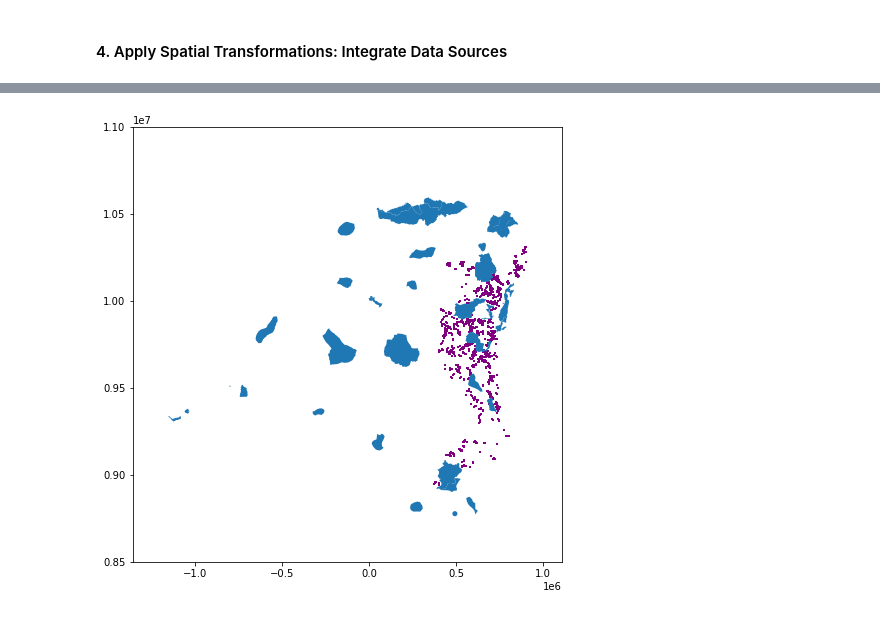
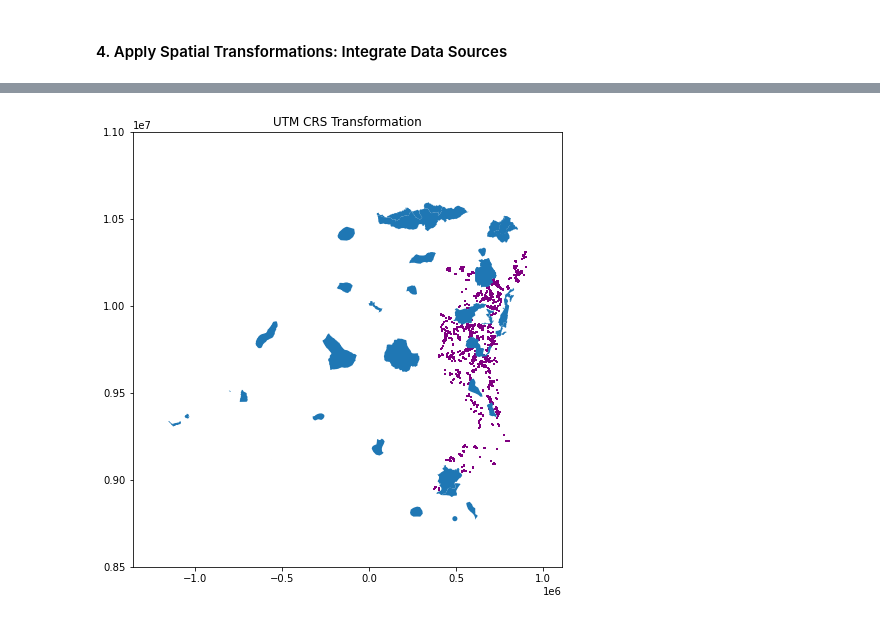
Before and after one commit to jbelloRepo/Mining_sites-GIS-CaseStudy, a Jupyter notebook: GIS-case-study.ipynb, the cells around one changed output, grey strips where cells are left out. Saved outputs shown, nothing was run; the diff lists cells and outputs as text; code cells hidden in the pictures.

Commit message:
applied transformations

```diff
--- a/GIS-case-study.ipynb
+++ b/GIS-case-study.ipynb
@@ -331,28 +279,30 @@ plt.show()
 # %%
-import matplotlib.pyplot as plt
+#Visualize the transformations
 
 # Define the desired x-axis and y-axis ranges
-
 ymin = 8500000  # Replace with the minimum y-coordinate value
 ymax = 11000000  # Replace with the maximum y-coordinate value
 
 # Create a larger figure with specified size
 fig, ax = plt.subplots(figsize=(12, 8))
 
 # Plot mining sites with markers and custom color
 mining_sites_utm.plot(ax=ax, color='purple', marker='+', markersize=5)
 
 # Plot national parks
 national_parks_utm.plot(ax=ax)
 
 # Set the x-axis and y-axis limits to zoom in on the top-right region
 # ax.set_xlim([xmin, xmax])  # Specify the desired x-axis limits
 ax.set_ylim([ymin, ymax])  # Specify the desired y-axis limits
 
 # Add some margins around the plot
 ax.margins(0.1)
 
+# Add a title to the plot
+ax.set_title("UTM CRS Transformation")
+
 # Display the plot
 plt.show()
 # %% [output]
-[figure, old version]
+[figure, new version]
```
Also changed, not shown: parts of 5 cells of this notebook.
